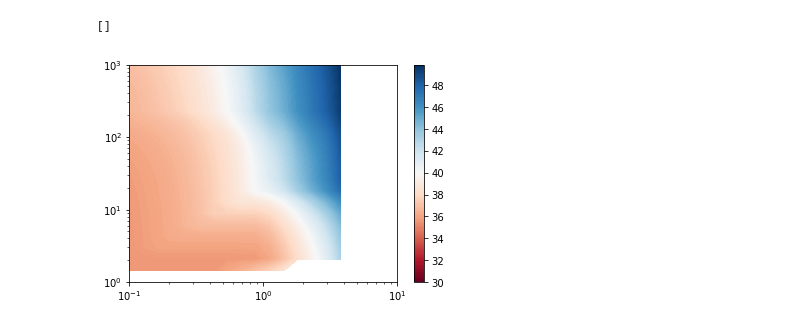
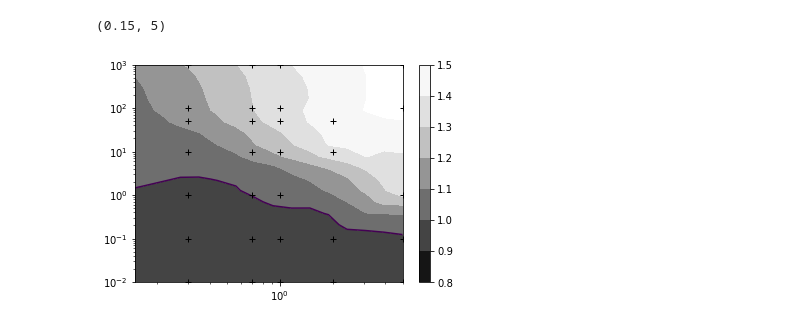
Before and after one commit to s-brahmachari/Active-noise-simulations, a Jupyter notebook: analysis_codes/plot_IPD.ipynb, the cells around one changed output. Cells and saved outputs as stored; diff of their text form; code cells hidden in the pictures.

```diff
--- a/analysis_codes/plot_IPD.ipynb
+++ b/analysis_codes/plot_IPD.ipynb
@@ -6,12 +6,13 @@ from scipy.integrate import simps
 import matplotlib.tri as tri
 # %%
 fig,ax=plt.subplots(1,1,figsize=(6,4))
-fpath='../../data/SAC/VCV/'
-ind=3
+fpath='../../data/SAC_exp/VCV/'
+ind=4
 
 vcv=[]
 Fs=[]
 Tas=[]
+vcv_eq=0
 for fname in os.listdir(fpath):
     if 'VCV' in fname and '.npz' in fname:
         T= float(fname.split('_')[ind].replace('T',''))
@@ -28,13 +29,16 @@ for fname in os.listdir(fpath):
         Tas.append(Ta)
 
         vcv_avg=simps(npzfile['hist']*npzfile['bins'], npzfile['bins'])
-        print(vcv_avg)
+        # print(vcv_avg)
         vcv.append(vcv_avg)
 
-        if F==0.0 or Ta==2:
+        if F==0: vcv_eq=vcv_avg
+        if F==0.0 or Ta==0.1:
             ax.plot(npzfile['bins'], npzfile['hist'],'.-', label='$F={:.1f},\ \\tau_a={:.0f}$'.format(F,Ta))
 
 ax.legend()
 ax.semilogx()
-ax.set_xlim(2,100)
+ax.set_xlim(1,100)
+
+print(np.unique(Fs),np.unique(Tas))
 # %% [output]
@@ -60,11 +47,14 @@ ax.set_xlim(2,100)
 # %%
-Xi,Yi=np.meshgrid(np.logspace(-1,1,20),np.logspace(0,3,20))
+Xi,Yi=np.meshgrid(np.geomspace(0.05,5,20),np.logspace(-2,3,20))
 triang=tri.Triangulation(Fs,Tas)
-interpZ=tri.LinearTriInterpolator(triang,vcv)
+interpZ=tri.LinearTriInterpolator(triang,np.around(np.array(vcv)/vcv_eq, 2))
 Zi=interpZ(Xi,Yi)
-plt.contourf(Xi, Yi, Zi, levels=np.arange(30.,50,0.1),cmap='RdBu')
+plt.contourf(Xi, Yi, Zi, levels=np.arange(0.8,1.6,0.1),cmap='Greys_r')
 plt.colorbar()
+plt.contour(Xi, Yi, Zi, levels=[1.],)
+plt.plot(Fs,Tas,'k+')
 plt.loglog()
+plt.xlim(0.15,5)
 # %% [output]
-[]
+(0.15, 5)
-[figure, old version]
+[figure, new version]
```
Also changed, not shown: parts of 1 cell of this notebook, 1 other file.
